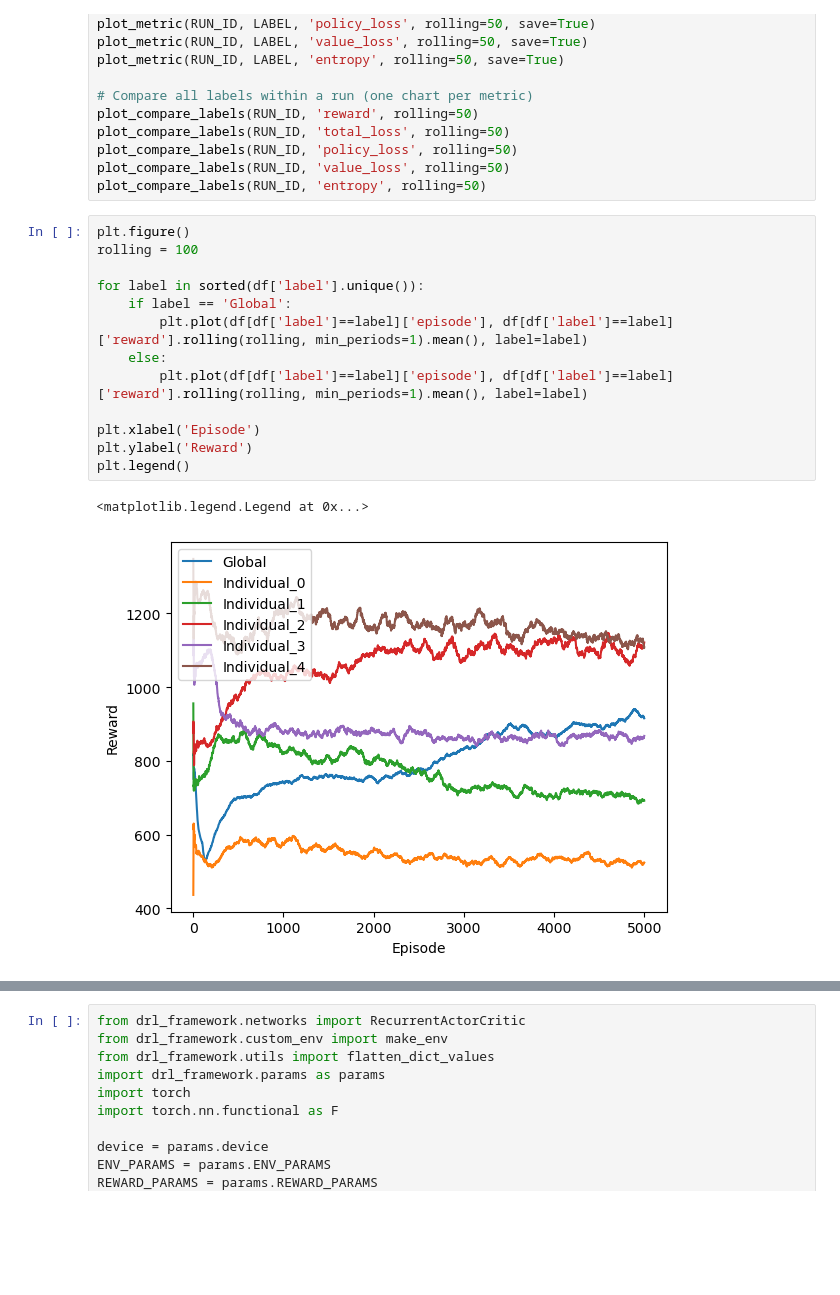
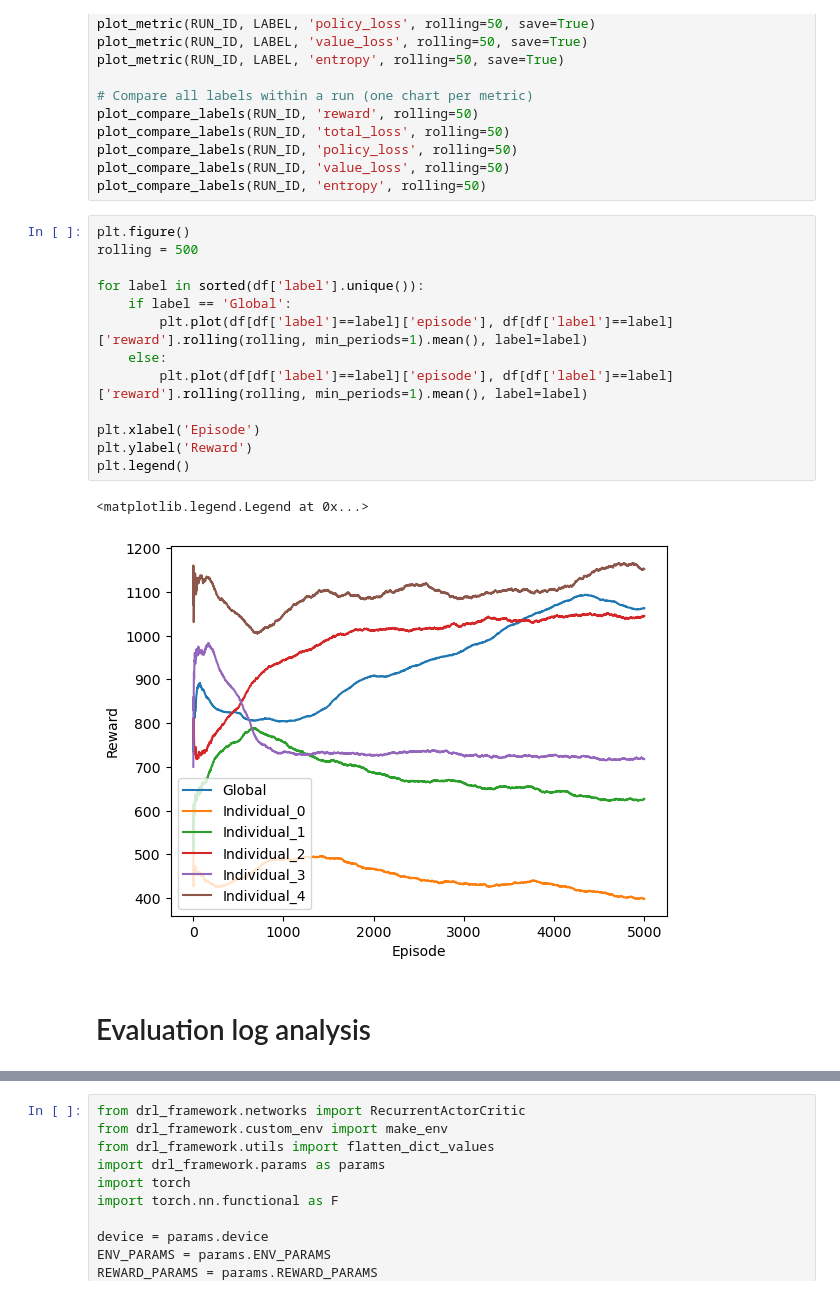
Before and after one commit to crazytb/uav_a3c, a Jupyter notebook: main_training_metrics_analysis.ipynb, the cells around one changed output, grey strips where cells are left out. Drawn from its saved outputs; the diff is of its cells as text; blank space fills up the shorter version.

```diff
--- a/main_training_metrics_analysis.ipynb
+++ b/main_training_metrics_analysis.ipynb
@@ -127,17 +127,19 @@ plot_compare_labels(RUN_ID, 'value_loss', rolling=50)
 plot_compare_labels(RUN_ID, 'entropy', rolling=50)
 # %%
 plt.figure()
-rolling = 100
+rolling = 500
 
 for label in sorted(df['label'].unique()):
     if label == 'Global':
         plt.plot(df[df['label']==label]['episode'], df[df['label']==label]['reward'].rolling(rolling, min_periods=1).mean(), label=label)
     else:
         plt.plot(df[df['label']==label]['episode'], df[df['label']==label]['reward'].rolling(rolling, min_periods=1).mean(), label=label)
 
 plt.xlabel('Episode')
 plt.ylabel('Reward')
 plt.legend()
 # %% [output]
 <matplotlib.legend.Legend at 0x...>
-[figure, old version]
+[figure, new version]
+# %% [markdown]
+# Evaluation log analysis
```
Also changed, not shown: parts of 7 cells of this notebook, 4 other files.
